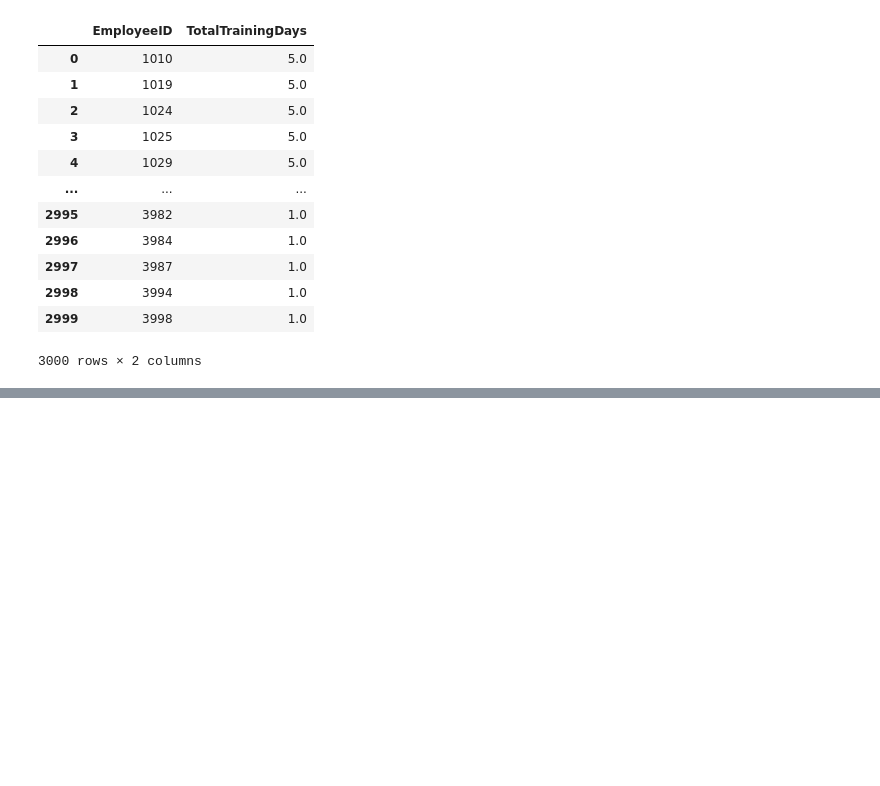
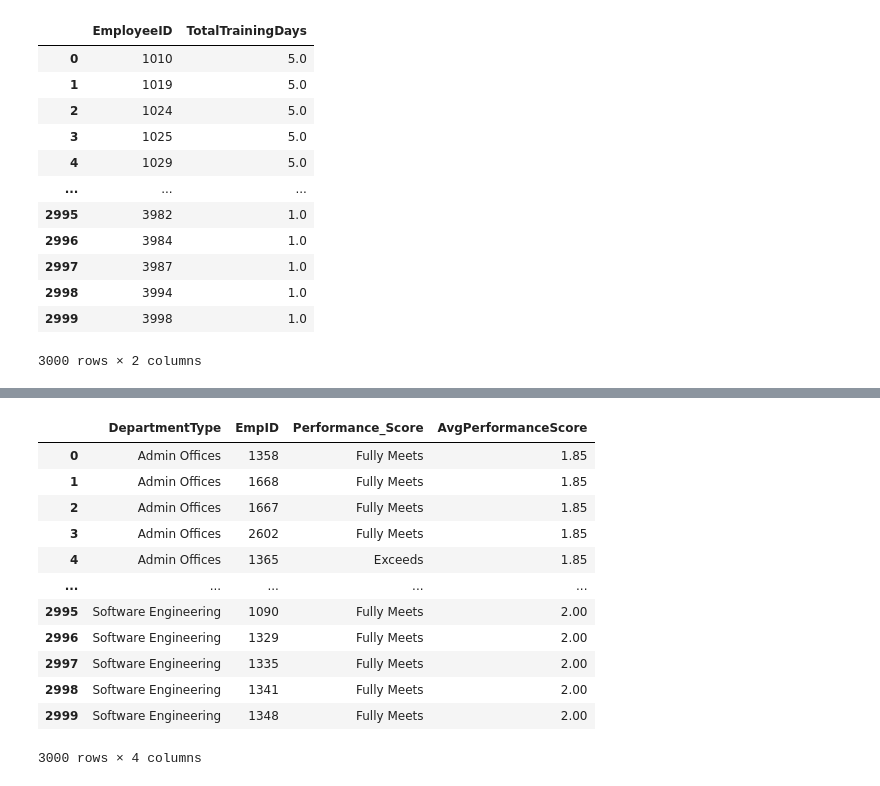
Before and after one commit to ankitlovanshi1/data_engineer, a Jupyter notebook: sql/employee_info.ipynb, the cells around one changed output, grey strips where cells are left out. Saved outputs shown, nothing was run; the diff lists cells and outputs as text; code cells hidden in the pictures; blank space fills up the shorter version.

```diff
--- a/sql/employee_info.ipynb
+++ b/sql/employee_info.ipynb
@@ -654,0 +673,34 @@ data
+# %%
+#  Average Performance Score by Department
+# Question:
+# Compute the average Performance_Score for employees in each department (DepartmentType).
+# Show the DepartmentType, EmpID, Performance_Score, and the average performance score over all employees in the same department.
+query = '''
+SELECT
+    DepartmentType,
+    EmpID,
+    Performance_Score,
+    AVG (CASE
+        WHEN Performance_Score = 'Exceeds' THEN 1
+        WHEN Performance_Score = 'Fully Meets' THEN 2
+        ELSE 3
+    END) OVER (PARTITION BY DepartmentType) AS AvgPerformanceScore
+FROM employees;
+'''
+
+data = pd.read_sql(query, engine)
+data
+# %% [output]
+|  | DepartmentType | EmpID | Performance_Score | AvgPerformanceScore |
+| 0 | Admin Offices | 1358 | Fully Meets | 1.85 |
+| 1 | Admin Offices | 1668 | Fully Meets | 1.85 |
+| 2 | Admin Offices | 1667 | Fully Meets | 1.85 |
+| 3 | Admin Offices | 2602 | Fully Meets | 1.85 |
+| 4 | Admin Offices | 1365 | Exceeds | 1.85 |
+| ... | ... | ... | ... | ... |
+| 2995 | Software Engineering | 1090 | Fully Meets | 2.00 |
+| 2996 | Software Engineering | 1329 | Fully Meets | 2.00 |
+| 2997 | Software Engineering | 1335 | Fully Meets | 2.00 |
+| 2998 | Software Engineering | 1341 | Fully Meets | 2.00 |
+| 2999 | Software Engineering | 1348 | Fully Meets | 2.00 |
+3000 rows × 4 columns
```
Also changed, not shown: parts of 13 cells of this notebook.
